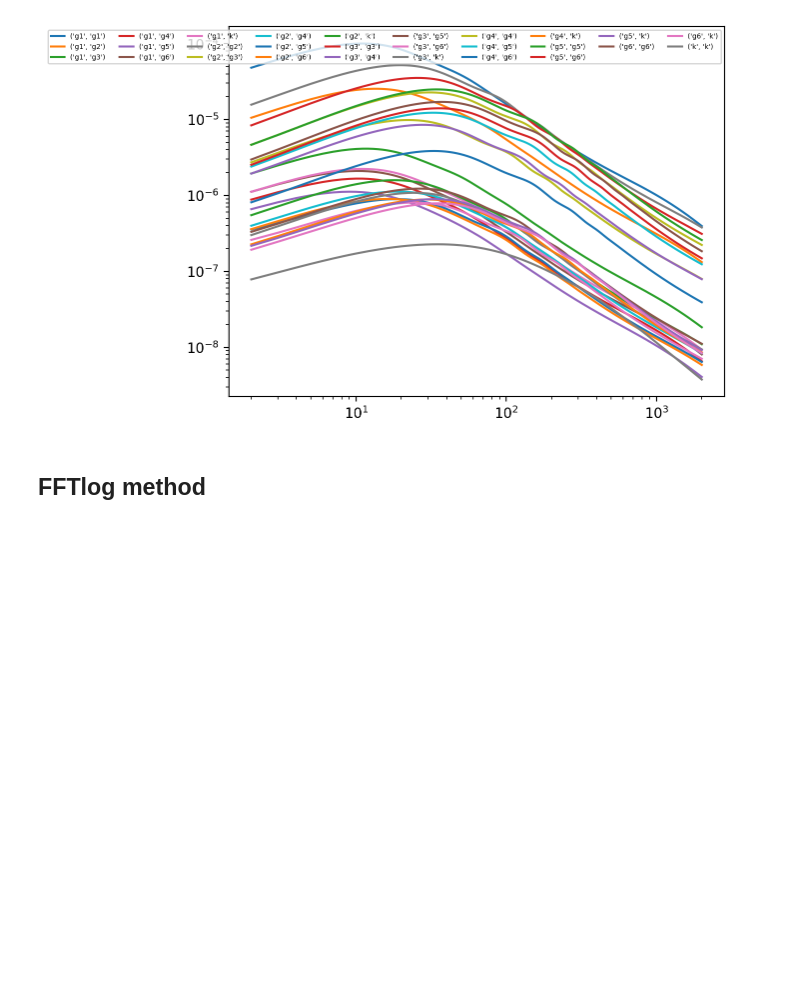
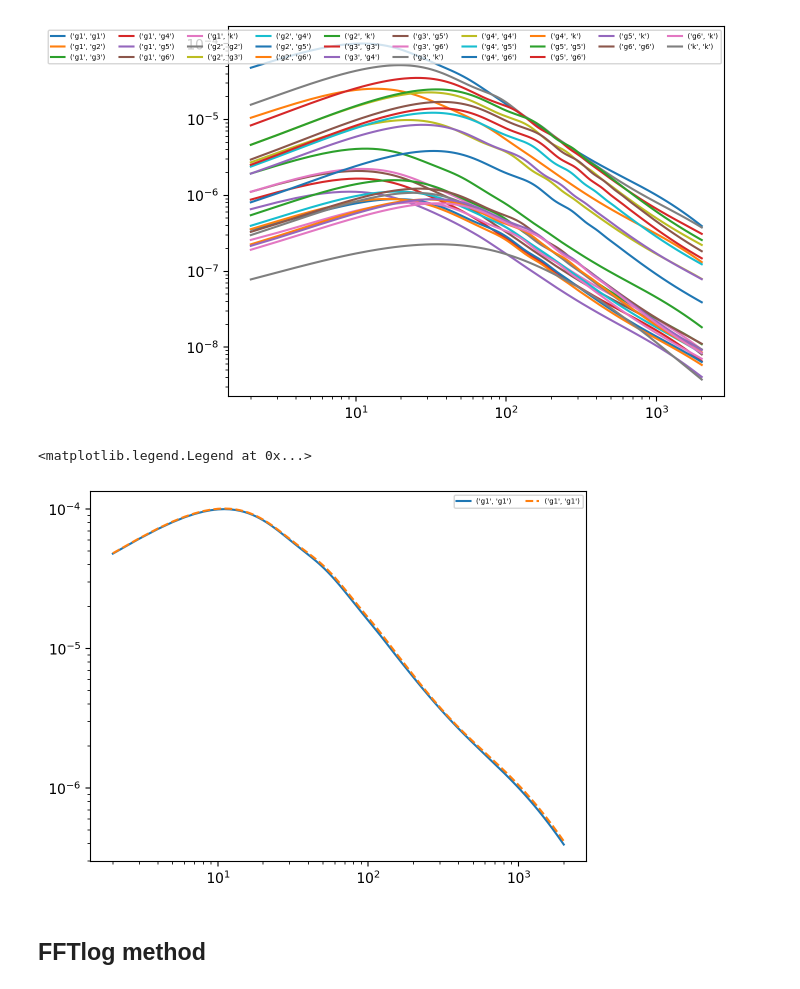
Before and after one commit to Saladino93/angularcls, a Jupyter notebook: examples/desY3/spectrafordesY3.ipynb, the cells around one changed output. Cells and saved outputs as stored; diff of their text form; code cells hidden in the pictures; blank space fills up the shorter version.

Commit message:
modifying DESY3 example to try FFT log and Limber with cosmopower non-linear matter power spectrum

```diff
--- a/examples/desY3/spectrafordesY3.ipynb
+++ b/examples/desY3/spectrafordesY3.ipynb
@@ -124,15 +169,16 @@ from scipy import interpolate as sinterp
 
 results = camb.get_results(pars)
 
-kmax = 30  #kmax to use
+kmax = k.max()  #kmax to use
 
 PK = camb.get_matter_power_interpolator(pars, nonlinear=True,
     hubble_units=False, k_hunit=False, kmax=kmax,
-    var1='delta_nonu',var2='delta_nonu', zmax=1089)
+    var1='delta_nonu',var2='delta_nonu', zmax = 1089)
 
 PKlin = camb.get_matter_power_interpolator(pars, nonlinear=False,
     hubble_units=False, k_hunit=False, kmax=kmax,
-    var1='delta_nonu',var2='delta_nonu', zmax=1089)
+    var1='delta_nonu',var2='delta_nonu', zmax = 1089)
+
 
 nzs = 2000
 zstar = 1089
@@ -166,3 +218,26 @@ Result = Proj.obtain_spectra(Hubble, chi)
+# %%
+PKNN = sinterp.RegularGridInterpolator((z, k), total_power, fill_value = 0., bounds_error = False)
+#PKKNNtotal = np.vectorize(lambda z, k, grid: PKNN((z, k)) if z < zNNmax else PKlin.P(z, k, grid = grid))
+def PKKNNtotal(z, k, grid):
+    result = np.zeros_like(z)
+
+    indmesh = z < zNNmax
+
+    result[indmesh] = PKNN((z[indmesh], k[indmesh]))
+    result[~indmesh] = PKlin.P(z[~indmesh], k[~indmesh], grid = grid)
+
+    return result
+
+
+spectra = [('m', PKKNNtotal)]
+ProjNN = limberp.LimberProjector(zs = zs, spectra = spectra, ls = ls, kmax = kmax)
+
+[ProjNN.update_window(gname, ('m', Ws[i](zs))) for i, gname in enumerate(galnames)]
+
+ProjNN.update_window('k', ('m', cmblensingwindow(zs)))
+
+excluded_windows_combinations = []
+ResultNN = ProjNN.obtain_spectra(Hubble, chi)
 # %%
 for key in Result.results.keys():
     plt.loglog(ls, Result.results[key], label = key)
@@ -170,6 +245,14 @@ plt.legend(ncol = 10, fontsize = 5)
 # %% [output]
 <matplotlib.legend.Legend at 0x...>
 [figure]
+# %%
+key = ('g1', 'g1')
+plt.loglog(ls, Result.results[key], label = key)
+plt.loglog(ls, ResultNN.results[key], label = key, ls = '--')
+plt.legend(ncol = 10, fontsize = 5)
+# %% [output]
+<matplotlib.legend.Legend at 0x...>
+[figure, added]
 # %% [markdown]
 ## FFTlog method
 # %%
```
Also changed, not shown: parts of 6 cells of this notebook.
